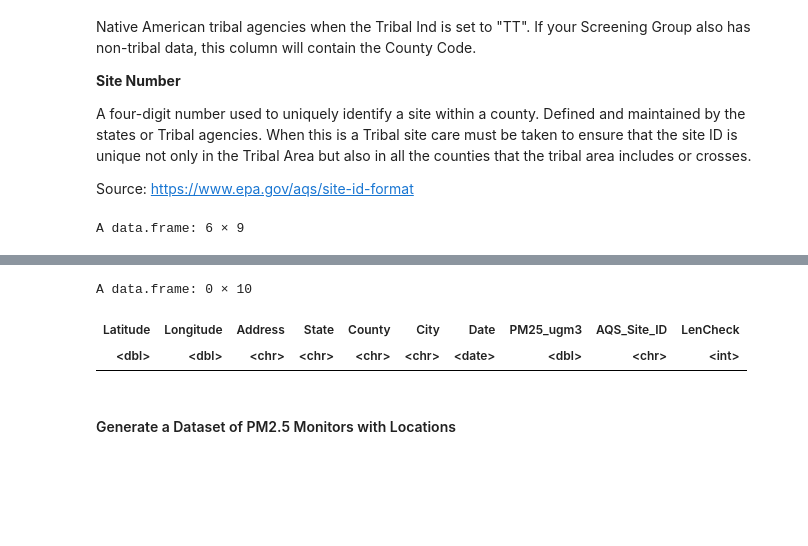
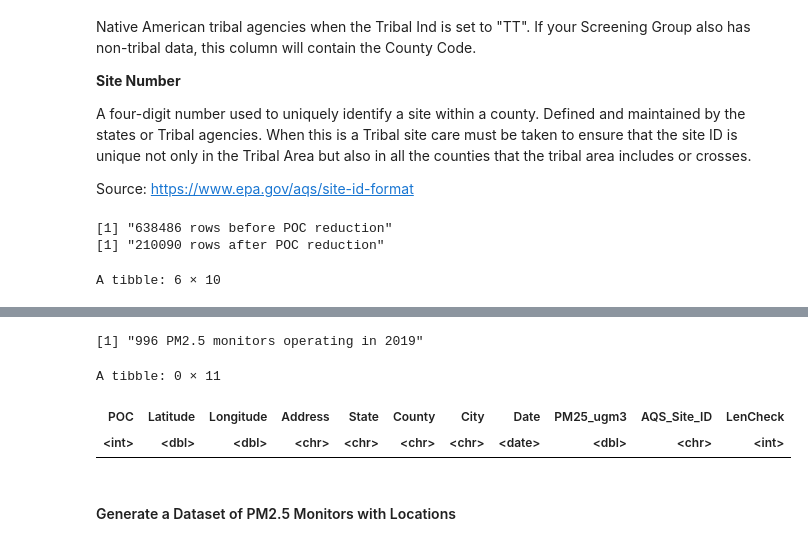
Before and after one commit to sethmgerhart/yale_capstone_public, a Jupyter notebook: A_analysis/air_monitors/A_air_monitors_cleanup.ipynb, the cells around one changed output, grey strips where cells are left out. Drawn from its saved outputs; the diff is of its cells as text; code cells hidden in the pictures; blank space fills up the shorter version.

```diff
--- a/A_analysis/air_monitors/A_air_monitors_cleanup.ipynb
+++ b/A_analysis/air_monitors/A_air_monitors_cleanup.ipynb
@@ -176,7 +176,7 @@ A tibble: 1 × 2
 #Purpose of Cell Block: Pulling relevant variables for a smaller dataset
 
 DF_aqs2019_loc <- DF_aqs2019 %>%
-    select('State.Code':'Site.Num','Latitude','Longitude','Address':'City.Name', 'Date.Local', 'Arithmetic.Mean') %>%
+    select('State.Code':'Site.Num', 'POC', 'Latitude','Longitude','Address':'City.Name', 'Date.Local', 'Arithmetic.Mean') %>%
     rename('State_Code' = 'State.Code', 'County_Code' = 'County.Code','State' = 'State.Name', 'Site_Code' = 'Site.Num', 'County' = 'County.Name', 'City' = 'City.Name', 'Date' = 'Date.Local', 'PM25_ugm3' = 'Arithmetic.Mean') %>%
     mutate(Date = as.Date(Date)) #converting date value from character to date
 
@@ -251,12 +252,13 @@ A four\-digit number used to uniquely identify a site within a county.  Defined
 
 Source: [https://www.epa.gov/aqs/site\-id\-format](https://www.epa.gov/aqs/site-id-format)
 # %%
-#Purpose of Cell Block: I will need a single identifier for each monitor, meaning I need to combine the identifier variables. The variables need to match the format shown in the markdown cell block above, meaning I will first need to add leading zeros to the data if needed
+#Purpose of Cell Block: I will need a single identifier for each monitor, meaning I need to combine the identifier variables. The variables need to match the format shown in the markdown cell block above, meaning I will first need to add leading zeros to the data if needed. I only care about monitor locations (not individual monitor operations) so I need to drop all supplemental monitors at a site (e.g., see POCs)
 
 DF_aqs2019_loc2 <- DF_aqs2019_loc %>%
     mutate('State_Code_Fix' = str_pad(State_Code, width = 2, pad = 0)) %>% #pad leading zero so state code always 2 char
     mutate('County_Code_Fix' = str_pad(County_Code, width = 3, pad = 0)) %>% #pad leading zero so county code always 3 char
     mutate('Site_Num_Fix' = str_pad(Site_Code, width = 4, pad = 0)) %>% #pad leading zero so site num always 4 char
+    mutate('POC_Fix' = str_pad(POC, width = 2, pad = 0)) %>% #pad leading zero so POC num always 2 char
     select(-('State_Code':'Site_Code')) %>%  #drop old codes
     unite(
         col = 'AQS_Site_ID','State_Code_Fix',
@@ -266,14 +268,33 @@ DF_aqs2019_loc2 <- DF_aqs2019_loc %>%
         remove = TRUE
     )
 
-head(DF_aqs2019_loc2)
+print(paste0(n_distinct(DF_aqs2019_loc2), " rows before POC reduction"))
+
+DF_aqs2019_loc3 <- DF_aqs2019_loc2 %>% #Drop latter POC's given I'm only concerned with location
+    group_by(AQS_Site_ID) %>%
+    filter(POC_Fix == min(POC_Fix)) %>%
+    ungroup() %>%
+    select(-('POC_Fix'))
+
+DF_aqs2019_loc4 <- DF_aqs2019_loc3 %>% #Correct bug where not all POC's were dropped
+  arrange(AQS_Site_ID, Date) %>%
+  group_by(AQS_Site_ID, Date) %>%
+  slice(1) %>%
+  ungroup()
+
+print(paste0(n_distinct(DF_aqs2019_loc4), " rows after POC reduction"))
+
+head(DF_aqs2019_loc4)
+print(paste0(n_distinct(DF_aqs2019_loc4$AQS_Site_ID), " PM2.5 monitors operating in 2019"))
 
 #QA check to make sure Site ID len = 9
-DF_LenCheck <- DF_aqs2019_loc2 %>%
+DF_LenCheck <- DF_aqs2019_loc4 %>%
     mutate(LenCheck = nchar(AQS_Site_ID)) %>% #add column to count the number of characters in AQS_Site_ID
     filter(!LenCheck %in% c(9)) #filter to only show rows with different than 9 characters
 
 head(DF_LenCheck)
-#Conclusion: No AQS_Site_ID values contain more or less than 9 characters
+#Conclusion: No AQS_Site_ID values contain more or less than 9 characters and extra instruments at a site appear to have been dropped (will confirm one POC later)
 # %% [output]
-A data.frame: 6 × 9
+[1] "638486 rows before POC reduction"
+[1] "210090 rows after POC reduction"
+A tibble: 6 × 10
@@ -288,5 +309,6 @@ A data.frame: 6 × 9
-A data.frame: 0 × 10
+[1] "996 PM2.5 monitors operating in 2019"
+A tibble: 0 × 11
-| Latitude | Longitude | Address | State | County | City | Date | PM25_ugm3 | AQS_Site_ID | LenCheck |
-| <dbl> | <dbl> | <chr> | <chr> | <chr> | <chr> | <date> | <dbl> | <chr> | <int> |
+| POC | Latitude | Longitude | Address | State | County | City | Date | PM25_ugm3 | AQS_Site_ID | LenCheck |
+| <int> | <dbl> | <dbl> | <chr> | <chr> | <chr> | <chr> | <date> | <dbl> | <chr> | <int> |
 # %% [markdown]
 #### Generate a Dataset of PM2.5 Monitors with Locations
```
Also changed, not shown: parts of 6 cells of this notebook, 39 other files.
